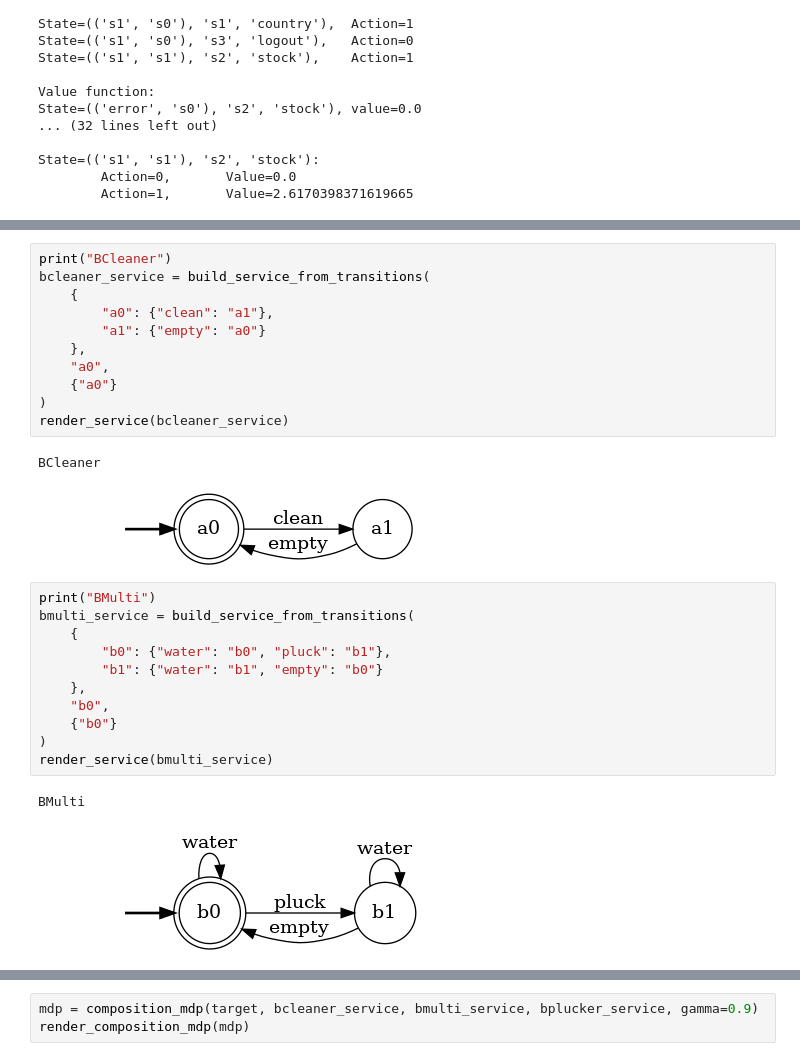
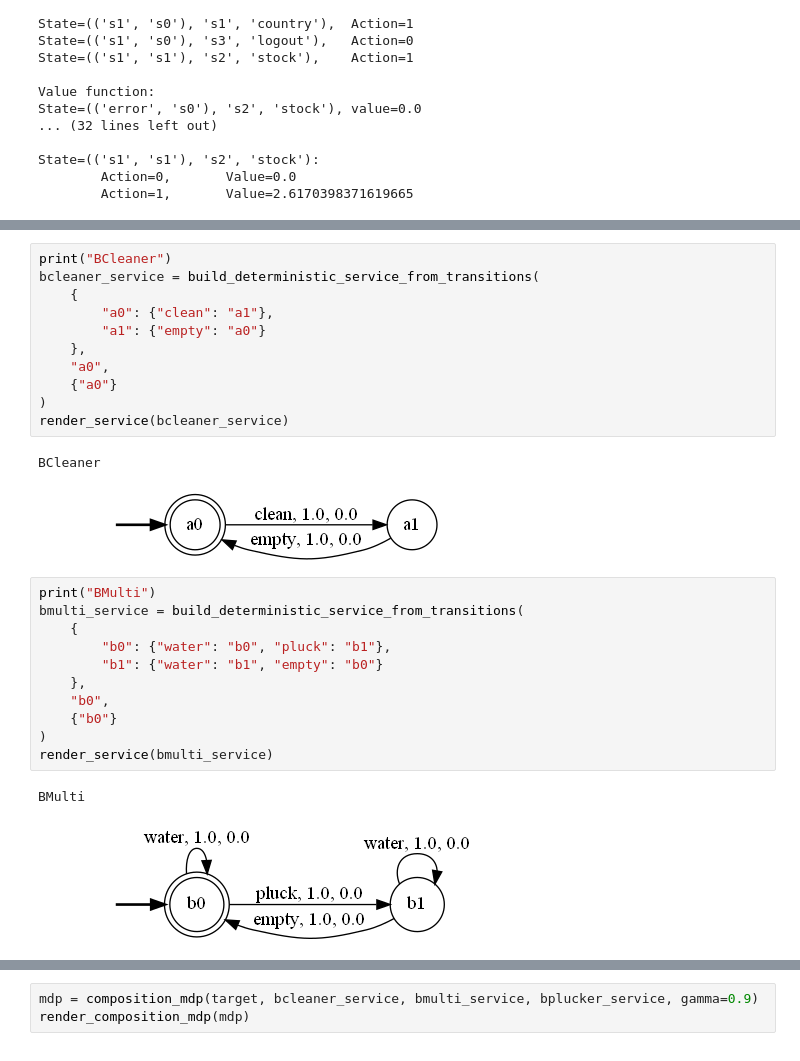
Before and after one commit to luusi/stochastic-service-composition, a Jupyter notebook: docs/notebooks/04-use-cases.ipynb, the cells around one changed output, grey strips where cells are left out. Drawn from its saved outputs; the diff is of its cells as text.

```diff
--- a/docs/notebooks/04-use-cases.ipynb
+++ b/docs/notebooks/04-use-cases.ipynb
@@ -239,21 +239,21 @@ In the gardening scenario,  we assume there are three available garden bots:
 The  desired  behavior  required  to  maintain  thegarden in a particular season is not directly represented by any ofthe existing bots in the garden, and is modeled by the deterministic uniform-reward target bot **TGarden** shown in Figure 1. Intuitively, the garden should always be cleaned first to remove any fallen leaves and dirt, followed by either plucking or watering the garden. Since flowers and fruits do not grow everyday, the plucking is required only 30% of the time; 70% of the time a request for watering the garden will be issued.  Finally, the bins are to be emptied, and the whole process can repeat again.  All requests are of equal value, namely, 1 unit (second component in each transition label).
 # %%
 print("BCleaner")
-bcleaner_service = build_service_from_transitions(
+bcleaner_service = build_deterministic_service_from_transitions(
     {
         "a0": {"clean": "a1"},
         "a1": {"empty": "a0"}
     },
     "a0",
     {"a0"}
 )
 render_service(bcleaner_service)
 # %% [output]
 BCleaner
-[figure, old version]
+[figure, new version]
 # %%
 print("BMulti")
-bmulti_service = build_service_from_transitions(
+bmulti_service = build_deterministic_service_from_transitions(
     {
         "b0": {"water": "b0", "pluck": "b1"},
         "b1": {"water": "b1", "empty": "b0"}
@@ -264,6 +264,6 @@ bmulti_service = build_service_from_transitions(
 render_service(bmulti_service)
 # %% [output]
 BMulti
-[figure, old version]
+[figure, new version]
 # %%
 print("BPlucker")
```
Also changed, not shown: parts of 16 cells of this notebook, 17 other files.
